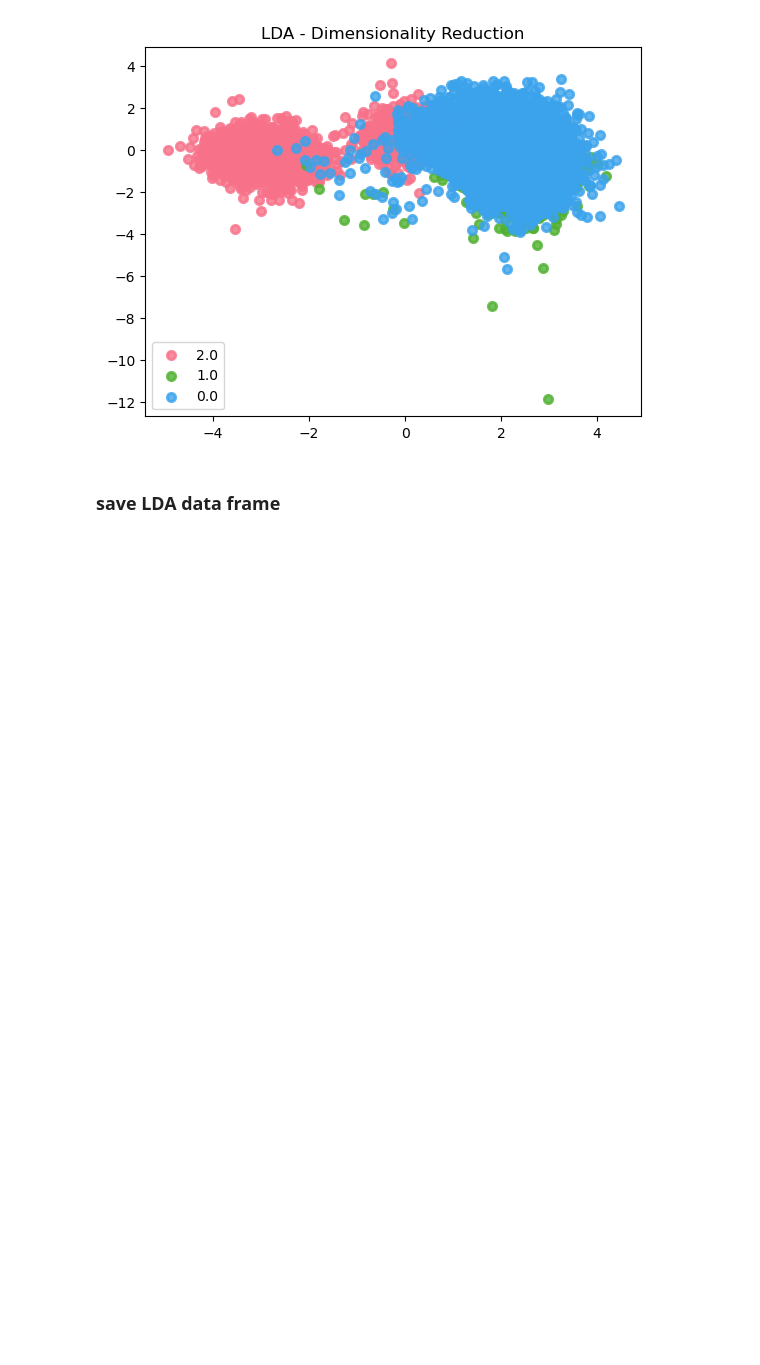
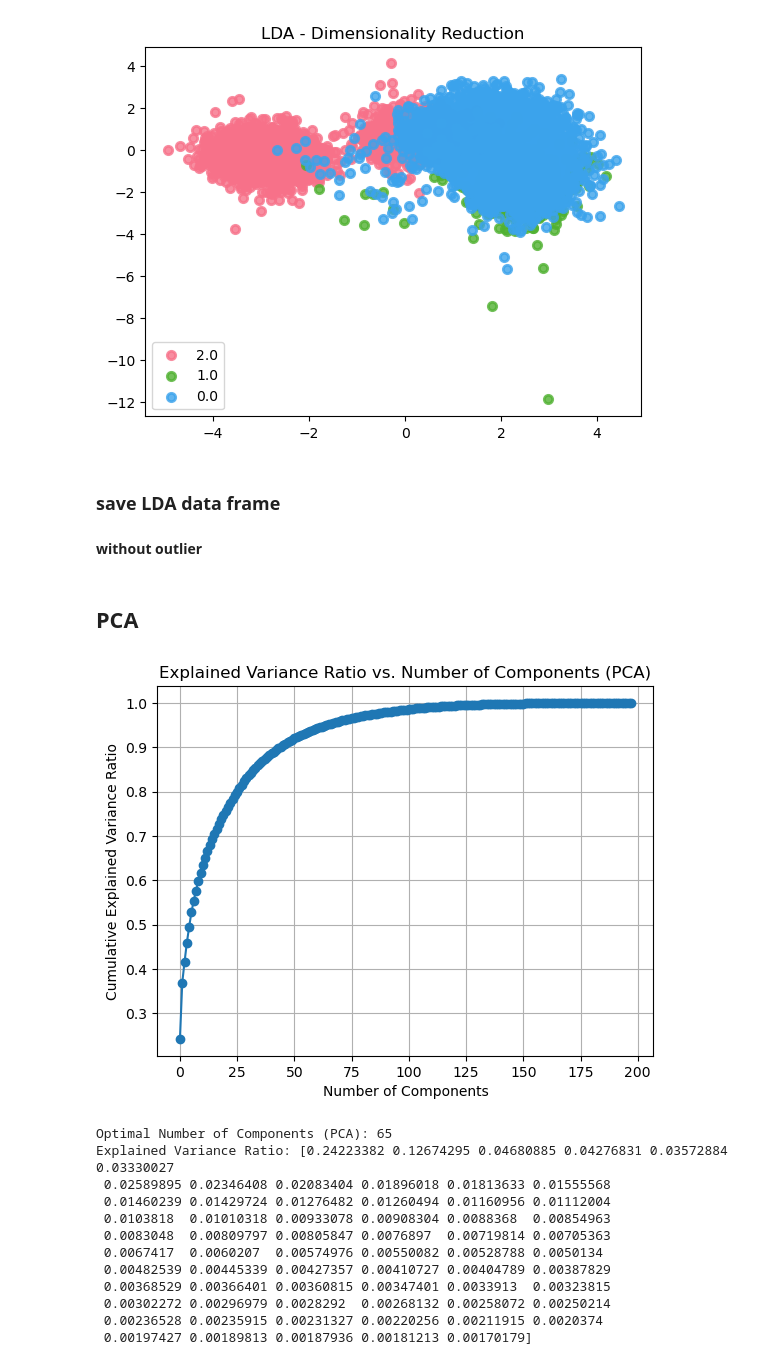
Before and after one commit to fatemehsotudeh/PDRM, a Jupyter notebook: notebooks/data_preprocessing/data_reduction/dimensionality_reduction.ipynb, the cells around one changed output. Cells and saved outputs as stored; diff of their text form; code cells hidden in the pictures; blank space fills up the shorter version.

```diff
--- a/notebooks/data_preprocessing/data_reduction/dimensionality_reduction.ipynb
+++ b/notebooks/data_preprocessing/data_reduction/dimensionality_reduction.ipynb
@@ -142,3 +158,32 @@ df_X_LDA=plot_and_perform_dimensionality_reduction(X, y_2, target_names=df1[targ
 df_LDA = pd.concat([df_X_LDA, y], axis=1)
 df_LDA.head()
 save_files([df_LDA],'df_filling_missing_values_with_median_encoded_handle_noisy_normalized_highly_correlated_LDA_with_outliers.csv', base_path=base_path)
+# %% [markdown]
+__without outlier__
+# %% [markdown]
+## PCA
+# %%
+df3 = read_files('df_filling_missing_values_with_median_encoded_handle_noisy_handle_outlier_normalized_highly_correlated.csv',
+                 base_path=base_path)[0]
+# %%
+target_features = ['MCQ160L', 'MCQ220']
+y_1 = df3[target_features[0]]
+y_2 = df3[target_features[1]]
+y = df3[target_features]
+X = df3.drop(columns=target_features)
+# %%
+pca_optimal_num_components3, explained_variance_ratio3 = find_optimal_num_components(X,y_1, method='PCA')
+# %% [output]
+[figure, added]
+Optimal Number of Components (PCA): 65
+Explained Variance Ratio: [0.24223382 0.12674295 0.04680885 0.04276831 0.03572884 0.03330027
+ 0.02589895 0.02346408 0.02083404 0.01896018 0.01813633 0.01555568
+ 0.01460239 0.01429724 0.01276482 0.01260494 0.01160956 0.01112004
+ 0.0103818  0.01010318 0.00933078 0.00908304 0.0088368  0.00854963
+ 0.0083048  0.00809797 0.00805847 0.0076897  0.00719814 0.00705363
+ 0.0067417  0.0060207  0.00574976 0.00550082 0.00528788 0.0050134
+ 0.00482539 0.00445339 0.00427357 0.00410727 0.00404789 0.00387829
+ 0.00368529 0.00366401 0.00360815 0.00347401 0.0033913  0.00323815
+ 0.00302272 0.00296979 0.0028292  0.00268132 0.00258072 0.00250214
+ 0.00236528 0.00235915 0.00231327 0.00220256 0.00211915 0.0020374
+ 0.00197427 0.00189813 0.00187936 0.00181213 0.00170179]
```
Also changed, not shown: parts of 16 cells of this notebook, 23 other files.
